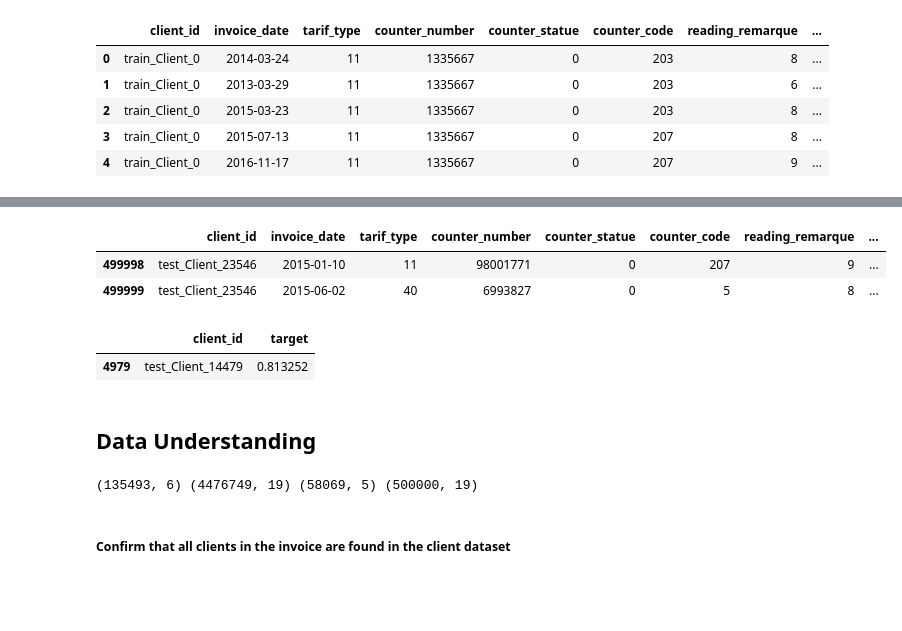
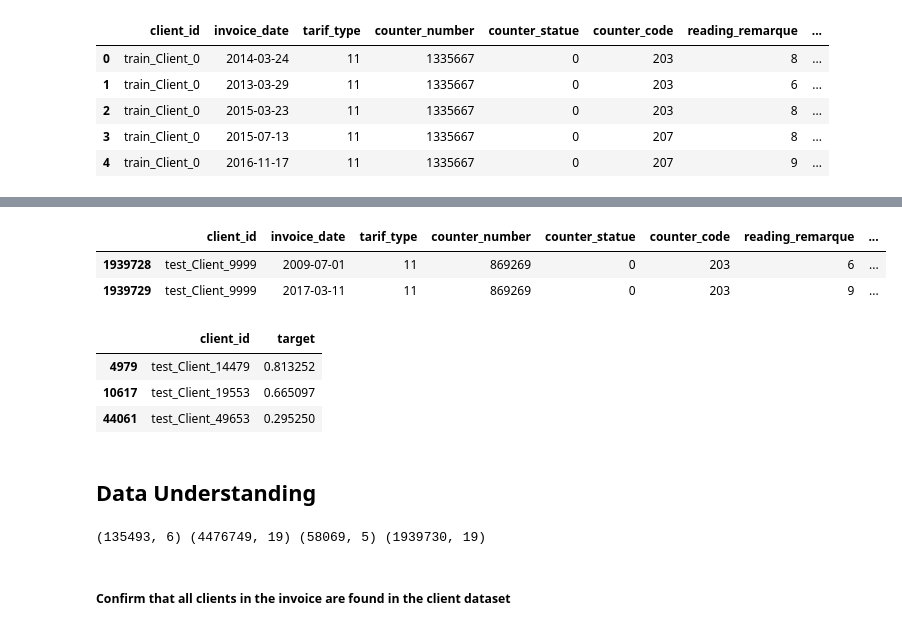
Before and after one commit to Mach-web/electricity_fraud_detection, a Jupyter notebook: Fraud_Detection_Starter.ipynb, the cells around one changed output, grey strips where cells are left out. Saved outputs shown, nothing was run; the diff lists cells and outputs as text; code cells hidden in the pictures; blank space fills up the shorter version.

```diff
--- a/Fraud_Detection_Starter.ipynb
+++ b/Fraud_Detection_Starter.ipynb
@@ -63,16 +69,15 @@ client_train.sample(1)
 # %% [markdown]
 The invoice train dataset was too large and caused the laptop to crash. Used the chunksize argument to read the data in chunks.
 # %%
-chunksize = 500000
+'''chunksize = 500000
 invoice_train_chunks = pd.read_csv(f'{TRAIN_DIR}/invoice_train.csv', chunksize = chunksize)
-
 for iteration, chunk in enumerate(invoice_train_chunks):
     if iteration == 0:
         invoice_train = chunk
-    elif iteration == 4:
-        break
     else:
         invoice_train = pd.concat([invoice_train, chunk], axis = 0)
+        '''
+invoice_train = pd.read_csv(f'{TRAIN_DIR}/invoice_train.csv')
 invoice_train.head()
 # %% [output]
 |  | client_id | invoice_date | tarif_type | counter_number | counter_statue | counter_code | reading_remarque | ... |
@@ -90,22 +95,25 @@ client_test.sample(1)
 # %%
-for iteration, test_chunks in enumerate(pd.read_csv(f'{TEST_DIR}/invoice_test.csv',
+'''for iteration, test_chunks in enumerate(pd.read_csv(f'{TEST_DIR}/invoice_test.csv',
                                                    chunksize = chunksize)):
     if iteration == 0:
         invoice_test = test_chunks
     else:
         invoice_test = pd.concat([invoice_test, test_chunks], axis = 0)
-    break
+    break'''
+invoice_test = pd.read_csv(f'{TEST_DIR}/invoice_test.csv')
 invoice_test.tail(2)
 # %% [output]
 |  | client_id | invoice_date | tarif_type | counter_number | counter_statue | counter_code | reading_remarque | ... |
-| 499998 | test_Client_23546 | 2015-01-10 | 11 | 98001771 | 0 | 207 | 9 | ... |
-| 499999 | test_Client_23546 | 2015-06-02 | 40 | 6993827 | 0 | 5 | 8 | ... |
+| 1939728 | test_Client_9999 | 2009-07-01 | 11 | 869269 | 0 | 203 | 6 | ... |
+| 1939729 | test_Client_9999 | 2017-03-11 | 11 | 869269 | 0 | 203 | 9 | ... |
 # %%
 sample_submission = pd.read_csv(f'{DATA_DIR}/SampleSubmission.csv')
-sample_submission.sample(1)
+sample_submission.sample(3)
 # %% [output]
 |  | client_id | target |
 | 4979 | test_Client_14479 | 0.813252 |
+| 10617 | test_Client_19553 | 0.665097 |
+| 44061 | test_Client_49653 | 0.295250 |
 # %% [markdown]
 ## Data Understanding
 # %%
@@ -113,7 +121,7 @@ sample_submission.sample(1)
 print(client_train.shape, invoice_train.shape, client_test.shape, invoice_test.shape)
 # Expected output: (135493, 6) (4476749, 16) (58069, 5) (1939730, 16)
 # %% [output]
-(135493, 6) (4476749, 19) (58069, 5) (500000, 19)
+(135493, 6) (4476749, 19) (58069, 5) (1939730, 19)
 # %% [markdown]
 ##### Confirm that all clients in the invoice are found in the client dataset
 # %%
```
Also changed, not shown: parts of 24 cells of this notebook.
